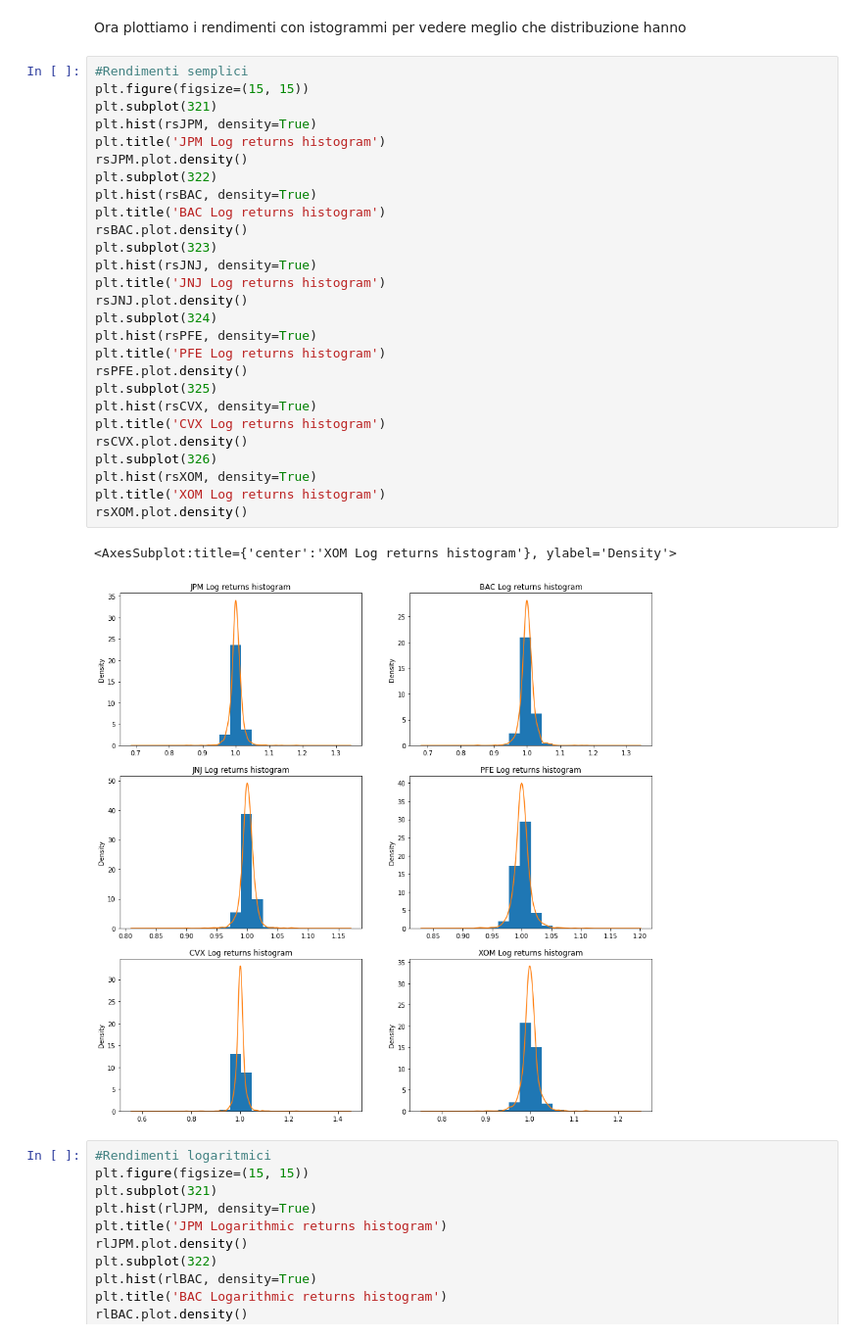
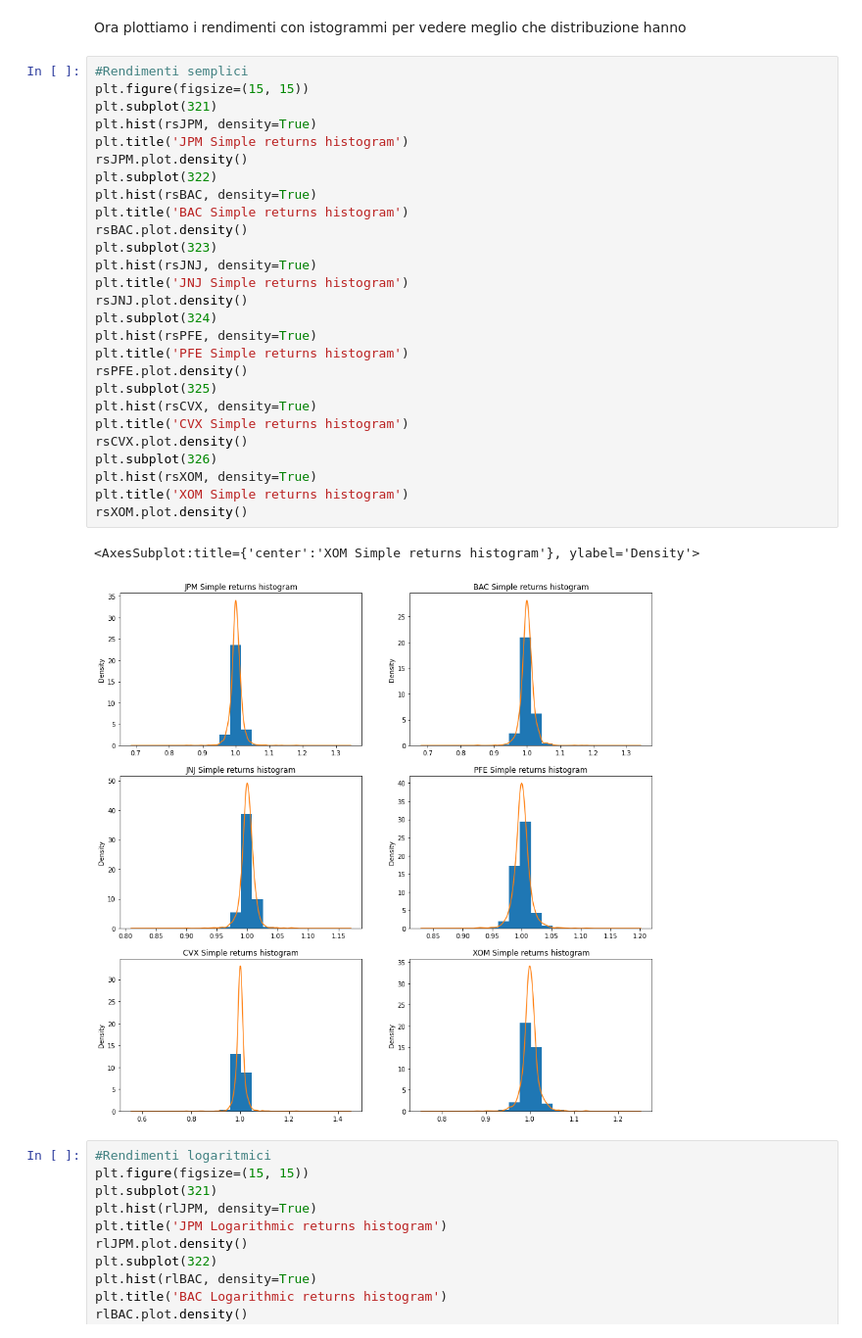
Before and after one commit to michelebanfi/business-intelligence, a Jupyter notebook: BanfiMichele869294.ipynb, the cells around one changed output. Shown at 98% size. Drawn from its saved outputs; the diff is of its cells as text.

```diff
--- a/BanfiMichele869294.ipynb
+++ b/BanfiMichele869294.ipynb
@@ -254,33 +260,33 @@ Ora plottiamo i rendimenti con istogrammi per vedere meglio che distribuzione ha
 # %%
 #Rendimenti semplici
 plt.figure(figsize=(15, 15))
 plt.subplot(321)
 plt.hist(rsJPM, density=True)
-plt.title('JPM Log returns histogram')
+plt.title('JPM Simple returns histogram')
 rsJPM.plot.density()
 plt.subplot(322)
 plt.hist(rsBAC, density=True)
-plt.title('BAC Log returns histogram')
+plt.title('BAC Simple returns histogram')
 rsBAC.plot.density()
 plt.subplot(323)
 plt.hist(rsJNJ, density=True)
-plt.title('JNJ Log returns histogram')
+plt.title('JNJ Simple returns histogram')
 rsJNJ.plot.density()
 plt.subplot(324)
 plt.hist(rsPFE, density=True)
-plt.title('PFE Log returns histogram')
+plt.title('PFE Simple returns histogram')
 rsPFE.plot.density()
 plt.subplot(325)
 plt.hist(rsCVX, density=True)
-plt.title('CVX Log returns histogram')
+plt.title('CVX Simple returns histogram')
 rsCVX.plot.density()
 plt.subplot(326)
 plt.hist(rsXOM, density=True)
-plt.title('XOM Log returns histogram')
+plt.title('XOM Simple returns histogram')
 rsXOM.plot.density()
 # %% [output]
-<AxesSubplot:title={'center':'XOM Log returns histogram'}, ylabel='Density'>
+<AxesSubplot:title={'center':'XOM Simple returns histogram'}, ylabel='Density'>
-[figure, old version]
+[figure, new version]
 # %%
 #Rendimenti logaritmici
 plt.figure(figsize=(15, 15))
```
Also changed, not shown: parts of 58 cells of this notebook, 1 other file.
